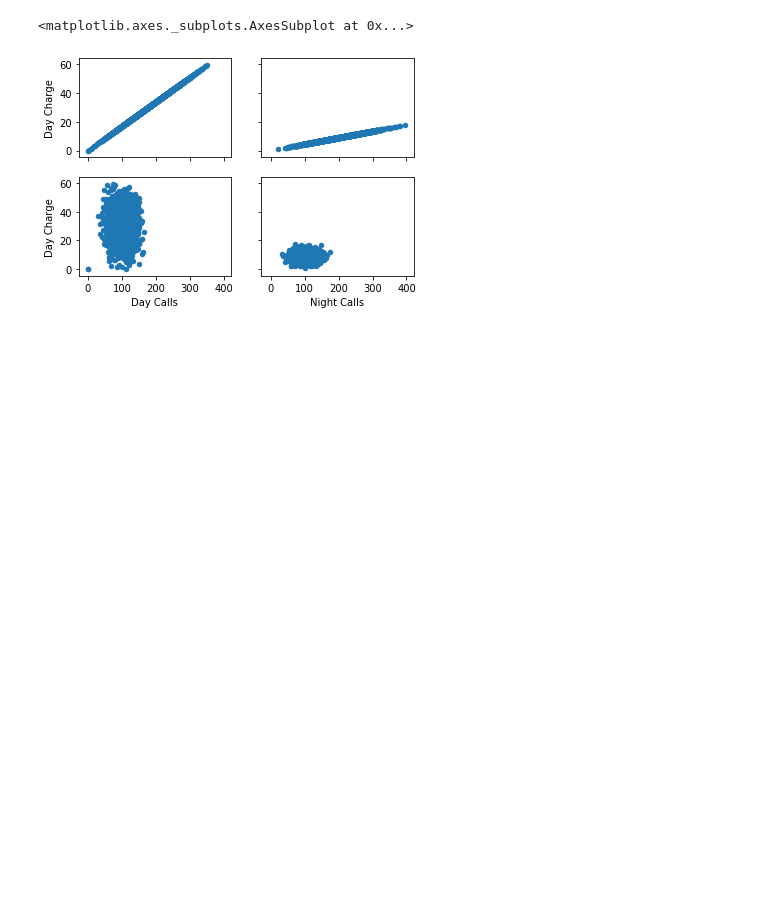
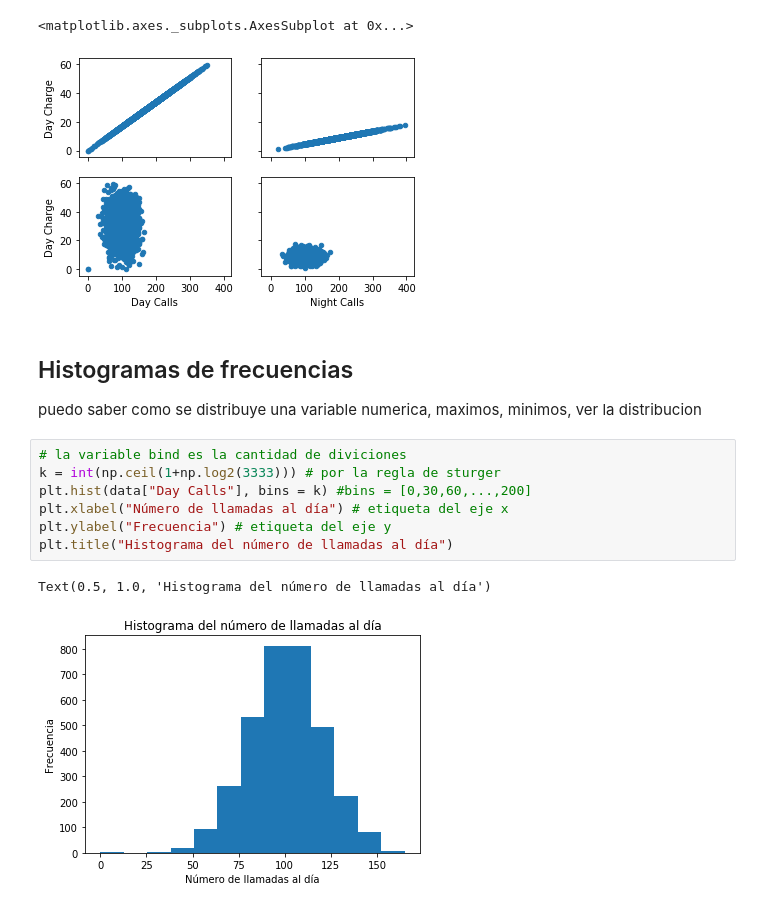
Before and after one commit to lopeznati/data-science, a Jupyter notebook: course/notebooks/T1 - 3 - Data Cleaning - Plots.ipynb, the cells around one changed output. Saved outputs shown, nothing was run; the diff lists cells and outputs as text; blank space fills up the shorter version.

Commit message:
histograma plot

```diff
--- a/course/notebooks/T1 - 3 - Data Cleaning - Plots.ipynb
+++ b/course/notebooks/T1 - 3 - Data Cleaning - Plots.ipynb
@@ -56,3 +56,16 @@ data.plot(kind="scatter", x="Night Calls", y="Night Charge", ax=axs[1][1])
 # %% [output]
 <matplotlib.axes._subplots.AxesSubplot at 0x...>
 [figure]
+# %% [markdown]
+## Histogramas de frecuencias
+puedo saber como se distribuye una variable numerica, maximos, minimos, ver la distribucion
+# %%
+# la variable bind es la cantidad de diviciones
+k = int(np.ceil(1+np.log2(3333))) # por la regla de sturger
+plt.hist(data["Day Calls"], bins = k) #bins = [0,30,60,...,200]
+plt.xlabel("Número de llamadas al día") # etiqueta del eje x
+plt.ylabel("Frecuencia") # etiqueta del eje y
+plt.title("Histograma del número de llamadas al día")
+# %% [output]
+Text(0.5, 1.0, 'Histograma del número de llamadas al día')
+[figure, added]
```
